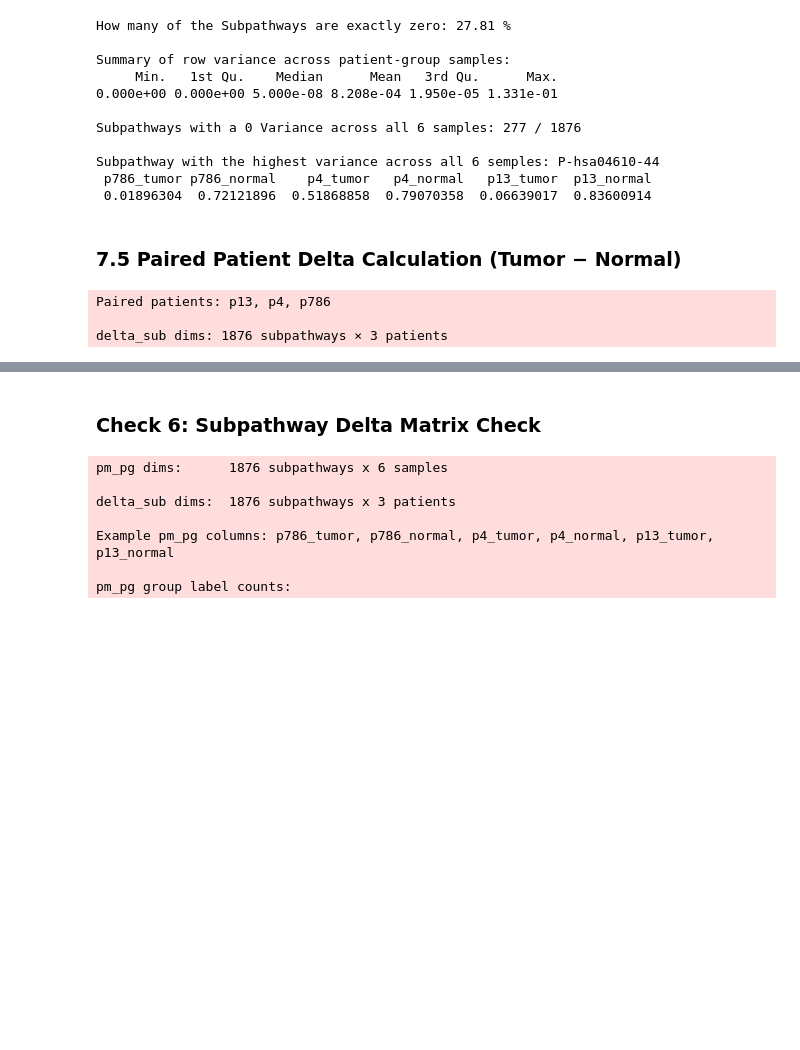
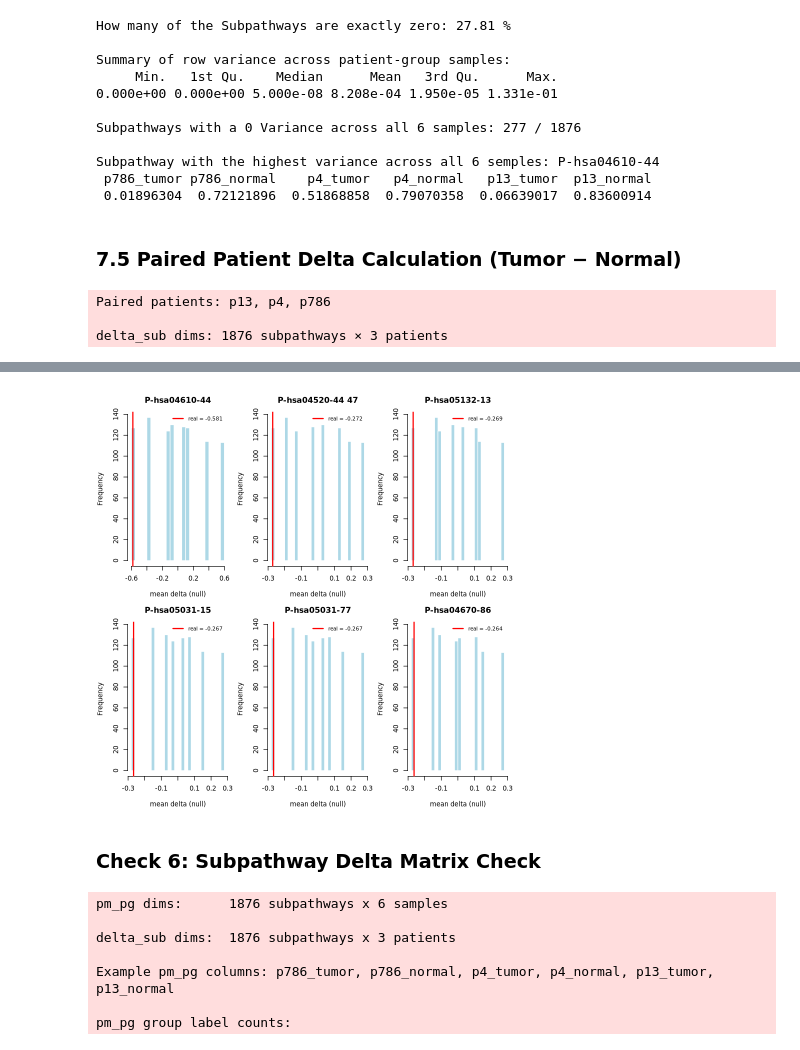
Before and after one commit to BennetDub/mein-r-projekt, a Jupyter notebook: Hipathia withou PB.ipynb, the cells around one changed output, grey strips where cells are left out. Saved outputs shown, nothing was run; the diff lists cells and outputs as text; code cells hidden in the pictures; blank space fills up the shorter version.

Commit message:
Null Model

```diff
--- a/Hipathia withou PB.ipynb
+++ b/Hipathia withou PB.ipynb
@@ -47,7 +47,7 @@ cat("hipathia:", as.character(packageVersion("hipathia")), "\n")
 cat("dplyr:", as.character(packageVersion("dplyr")), "\n")
 
 #  Input files
-rna_org  <- "rna_matched_metaered_by_patient_7_13_786.csv"  # raw RNA matrix: Genes × Cells
+rna_org  <- "RNA_filtered_by_patient_7_13_786.csv"  # raw RNA matrix: Genes × Cells
 meta_path <- "complet_cell_metadata_grouped.csv"   # metadata with cell_id + celltype info
 
 #  Output files
@@ -61,6 +61,11 @@ group2_name  <- "tumor"
 # Define which celltype belongs to which cellgroup
 group1_types <- c("Mesothelium")     # example: Mesothelium, CD4
 group2_types <- c("Malignant")       # example: Malignant, CD8
+
+# Permutation / Null-Model
+run_permutation <- TRUE   # TRUE = activate null model
+n_perm          <- 1000    # number of permutations
+perm_seed       <- 42      # seed for reproducibility
 
 # Check: to see celltype composition
 inspect_sample <- "p4"
@@ -875,3 +933,35 @@ delta_sub dims: 1876 subpathways × 3 patients
+# %%
+if (run_permutation) {
+
+  # top 6 subpathways by absolute mean delta
+  top_subs <- head(perm_results[order(abs(perm_results$mean_delta), decreasing = TRUE), ], 6)
+
+  par(mfrow = c(2, 3), mar = c(4, 4, 3, 1))
+
+  for (sp in top_subs$subpathway) {
+
+    null_vals <- null_matrix[rownames(pm_pg) == sp, ]
+    real_val  <- perm_results$mean_delta[perm_results$subpathway == sp]
+
+    hist(null_vals,
+         main  = sp,
+         xlab  = "mean delta (null)",
+         col   = "lightblue",
+         border = "white",
+         breaks = 30)
+
+    # real effect as red line
+    abline(v = real_val, col = "red", lwd = 2)
+
+    legend("topright",
+           legend = paste0("real = ", round(real_val, 3)),
+           col = "red", lwd = 2, bty = "n", cex = 0.8)
+  }
+
+  par(mfrow = c(1, 1))
+}
+# %% [output]
+[figure, added]
 # %% [markdown]
 ### Check 6: Subpathway Delta Matrix Check
 # %%
```
Also changed, not shown: parts of 9 cells of this notebook.
